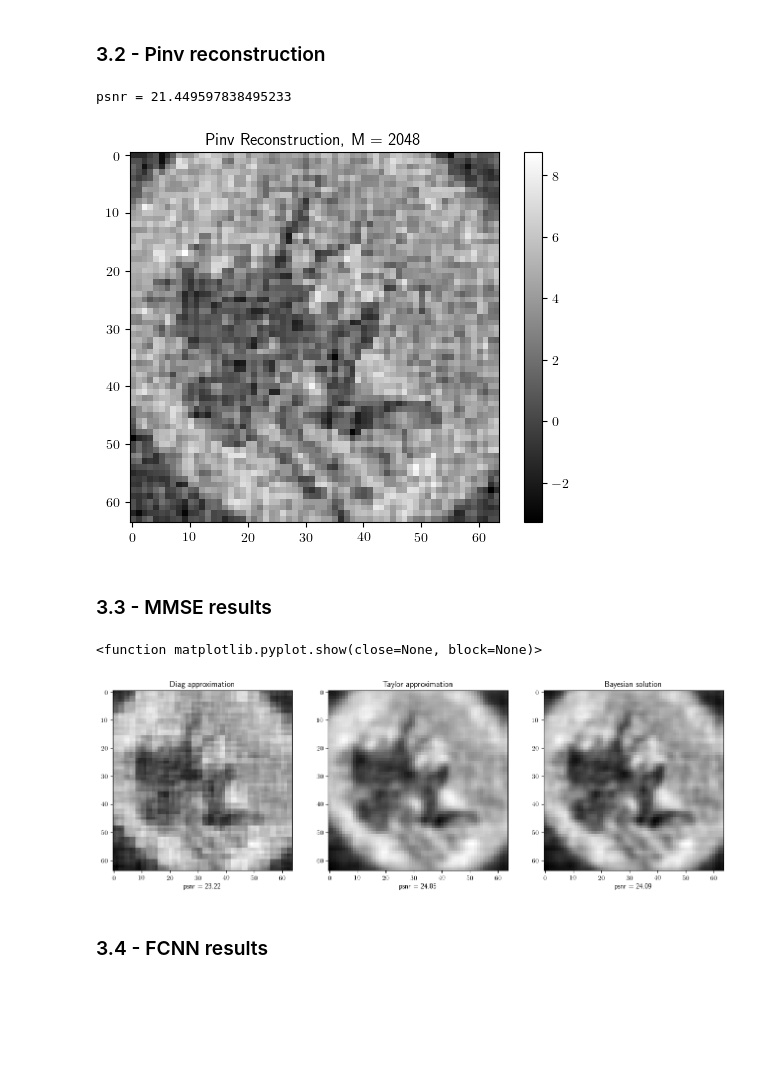
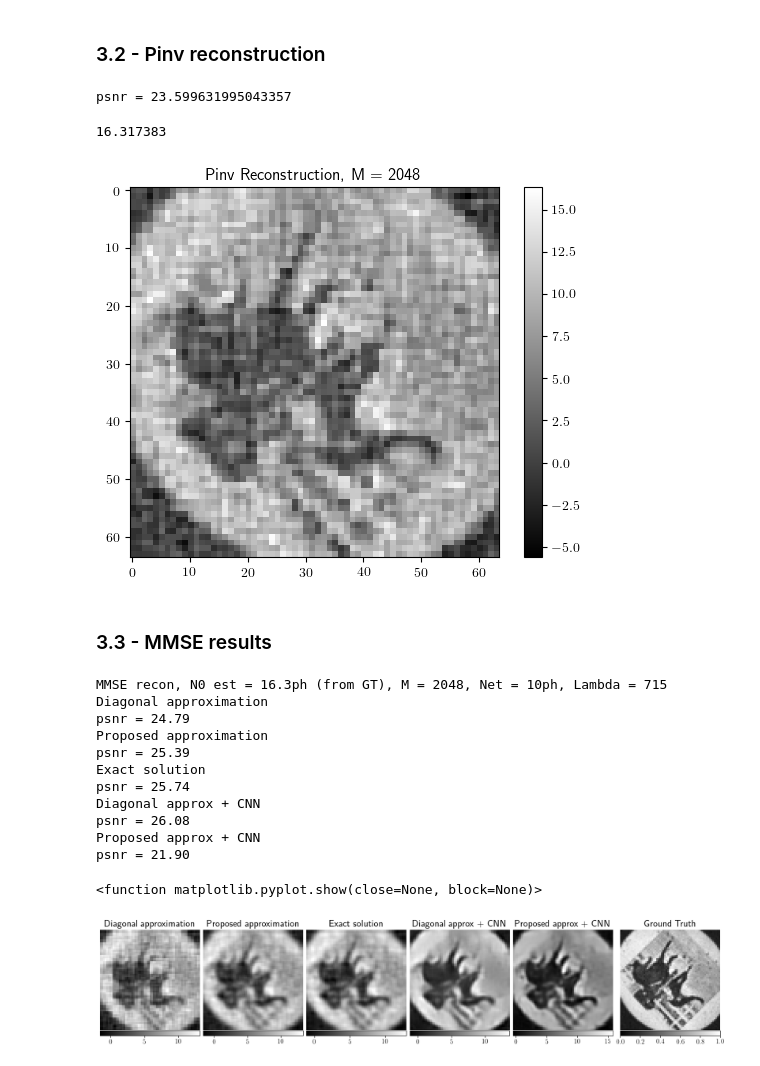
Before and after one commit to lucxt18/spyrit, a Jupyter notebook: spyrit/main_expe.ipynb, the cells around one changed output. Drawn from its saved outputs; the diff is of its cells as text; code cells hidden in the pictures; blank space fills up the shorter version.

```diff
--- a/spyrit/main_expe.ipynb
+++ b/spyrit/main_expe.ipynb
@@ -148,14 +148,14 @@ models = []
 # %% [markdown]
 ### model 1 : Denoising stage with diagonal matrix approximation (k=0)
 # %%
-models.append(DenoiCompNet_NVMS(img_size, CR, Mean, Cov, NVMS, Niter = Niter_simple, variant = net_arch,
+models.append(DenoiCompNet_NVMS(img_size, CR, Mean, Cov, NVMS, Niter = Niter, variant = net_arch,
                                         denoi=1, N0=N0, sig=sig, H=H, Ord=Var))
 
 models[0].to(device)
 
 # -- Load net
 suffix1 = '_N0_{}_sig_{}_Denoi_Diag_Niter_{}_N_{}_M_{}_epo_{}_lr_{}_sss_{}_sdr_{}_bs_{}_reg_{}'.format( \
-                N0, sig, Niter_simple, img_size, CR, num_epochs, lr, step_size, gamma, batch_size, reg)
+                N0, sig, Niter, img_size, CR, num_epochs, lr, step_size, gamma, batch_size, reg)
 
 title1 = model_root / (net_type[net_arch] + suffix1)
 load_net(title1, models[0], device)
@@ -167,13 +167,13 @@ Model Loaded: /media/licho/0A286AF6286AE065/Users/Luis/Documents/Deep Learning/t
 # %% [markdown]
 ### model 2 : Denoising stage with a first order taylor approximation + NVMS (with max matrix) and k=0.
 # %%
-models.append(DenoiCompNet_NVMS(img_size, CR, Mean, Cov, NVMS, Niter=Niter_simple,
+models.append(DenoiCompNet_NVMS(img_size, CR, Mean, Cov, NVMS, Niter=Niter,
                                                 variant=net_arch, denoi=0, N0=N0, sig=sig, H=H, Ord=Var))
 models[1].to(device)
 
 # -- Load net
 suffix2 = '_N0_{}_sig_{}_Denoi_NVMS_Niter_{}_N_{}_M_{}_epo_{}_lr_{}_sss_{}_sdr_{}_bs_{}_reg_{}'.format( \
-        N0, sig, Niter_simple, img_size, CR, num_epochs, lr, step_size, gamma, batch_size, reg)
+        N0, sig, Niter, img_size, CR, num_epochs, lr, step_size, gamma, batch_size, reg)
 
 title2 = model_root / (net_type[net_arch] + suffix2)
 load_net(title2, models[1], device)
@@ -185,9 +185,16 @@ Model Loaded: /media/licho/0A286AF6286AE065/Users/Luis/Documents/Deep Learning/t
 # %% [markdown]
 ### model 3 : Denoising stage with full matrix inversion -- vanilla version (k=0)
 # %%
-models.append(DenoiCompNet_NVMS(img_size, CR, Mean, Cov, NVMS, Niter=Niter_simple, variant=net_arch, denoi=2,
+models.append(DenoiCompNet_NVMS(img_size, CR, Mean, Cov, NVMS, Niter=Niter, variant=net_arch, denoi=2,
                                          N0=N0, sig=sig, H=H, Ord=Var))
 models[2].to(device)
+
+# -- Load net
+suffix3 = '_N0_{}_sig_{}_Denoi_Full_Niter_{}_N_{}_M_{}_epo_{}_lr_{}_sss_{}_sdr_{}_bs_{}_reg_{}'.format( \
+        N0, sig, Niter, img_size, CR, num_epochs, lr, step_size, gamma, batch_size, reg)
+
+title3 = model_root / (net_type[net_arch] + suffix3)
+# load_net(title3, models[2], device)
 # %% [output]
 Measurement to image domain: statistical completion (no mean)
 Varying N0 = 10 +/- 0
@@ -254,7 +245,7 @@ plot(range(mean_imgs.shape[0]),mean_imgs)
 # %% [output]
 [figure]
 # %%
-index = 1000;
+index = 715;
 F_bin_GT = spectral_data[:,:,index];
 raw_data = raw_data[:,index];
 # imagesc(F_bin_GT)
@@ -291,9 +282,11 @@ plt.colorbar()
 img_temp = recon_pinv;
 img_temp = (img_temp -np.amin(img_temp))/(np.amax(img_temp)-np.amin(img_temp))
 print("psnr = " + str(psnr_(img_GT_all_Channels,img_temp)))
+recon_pinv.max()
 # %% [output]
-psnr = 21.449597838495233
+psnr = 23.599631995043357
+16.317383
-[figure, old version]
+[figure, new version]
 # %% [markdown]
 ### 3.3 - MMSE results
 # %%
@@ -315,17 +326,38 @@ for i in range(3):
 # %%
-titles = ['Diag approximation', 'Taylor approximation', 'Bayesian solution']
+titles = ['Diagonal approximation', 'Proposed approximation', 'Exact solution', 'Diagonal approx + CNN', 'Proposed approx + CNN', 'Ground Truth']
 
-fig, axs = plt.subplots(1, 3, figsize=(16, 12), constrained_layout=False)
-#plt.title(f'MMSE recon, N0 = {denoiCompNetFull.N0:.1f} (from GT), M = {CR}')
+print(f'MMSE recon, N0 est = {models[0].N0:.1f}ph (from GT), M = {CR}, Net = {N0}ph, Lambda = {index}')
+for i in range(5):
+    print (titles[i])
+    print("psnr = %.2f" % psnr_(img_GT_all_Channels,img_temp[i]))
 
-for i in range(3):
-    axs[i].imshow(f[i], cmap='gray')
-    axs[i].set_title(titles[i])
-    axs[i].set_xlabel("psnr = %.2f" % psnr_(img_GT_all_Channels,img_temp[i]))
 
+fig, axs = plt.subplots(1, 6, figsize=(16, 16), constrained_layout=True)
+
+for i in range(5):
+    im = axs[i].imshow(f[i], cmap='gray')
+    axs[i].set_title(titles[i], fontsize = 18)
+    cbar= plt.colorbar(im, ax=axs[i], shrink=1, orientation = 'horizontal', pad = 0.0)
+    cbar.ax.tick_params(labelsize=12)
+    axs[i].axis('off')
+
+im = axs[5].imshow(img_GT_all_Channels, cmap='gray')
+axs[5].set_title(titles[5], fontsize = 18)
+cbar=plt.colorbar(im, ax=axs[5], shrink=1, orientation = 'horizontal', pad = 0.0)
+cbar.ax.tick_params(labelsize=12)
+plt.axis('off')
 plt.show
 # %% [output]
-<function matplotlib.pyplot.show(close=None, block=None)>
+MMSE recon, N0 est = 16.3ph (from GT), M = 2048, Net = 10ph, Lambda = 715
+Diagonal approximation
+psnr = 24.79
+Proposed approximation
+psnr = 25.39
+Exact solution
+psnr = 25.74
+Diagonal approx + CNN
+psnr = 26.08
+Proposed approx + CNN
+psnr = 21.90
+<function matplotlib.pyplot.show(close=None, block=None)>
-[figure, old version]
+[figure, new version]
-# %% [markdown]
-### 3.4 - FCNN results
```
Also changed, not shown: parts of 70 cells of this notebook.
